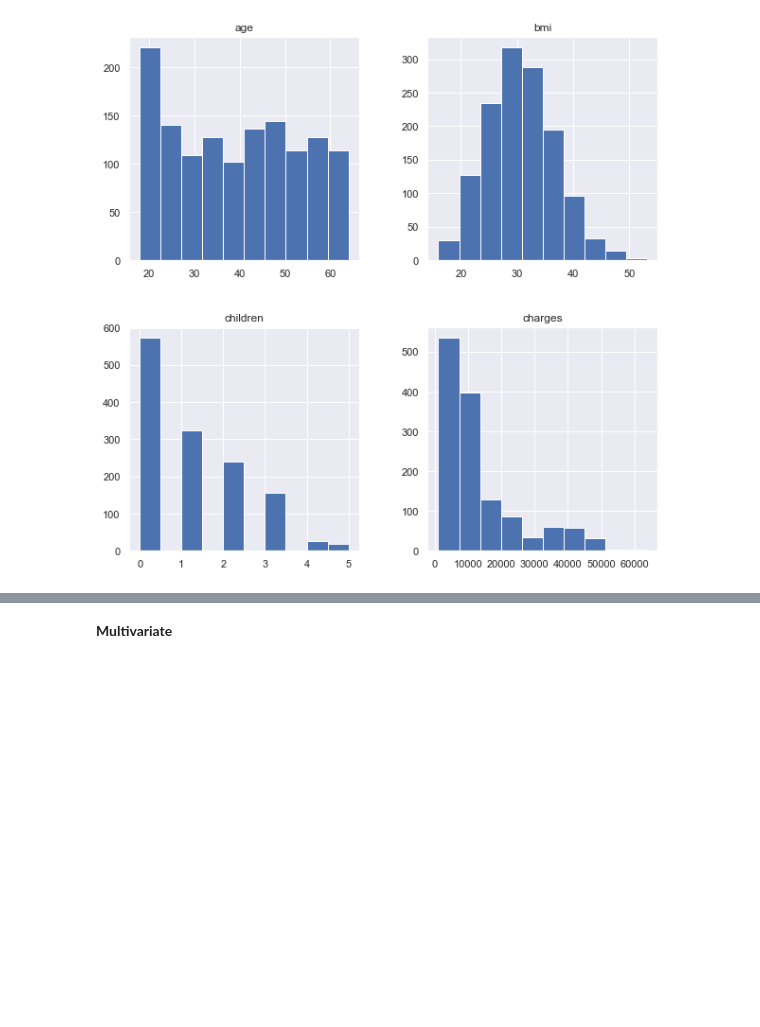
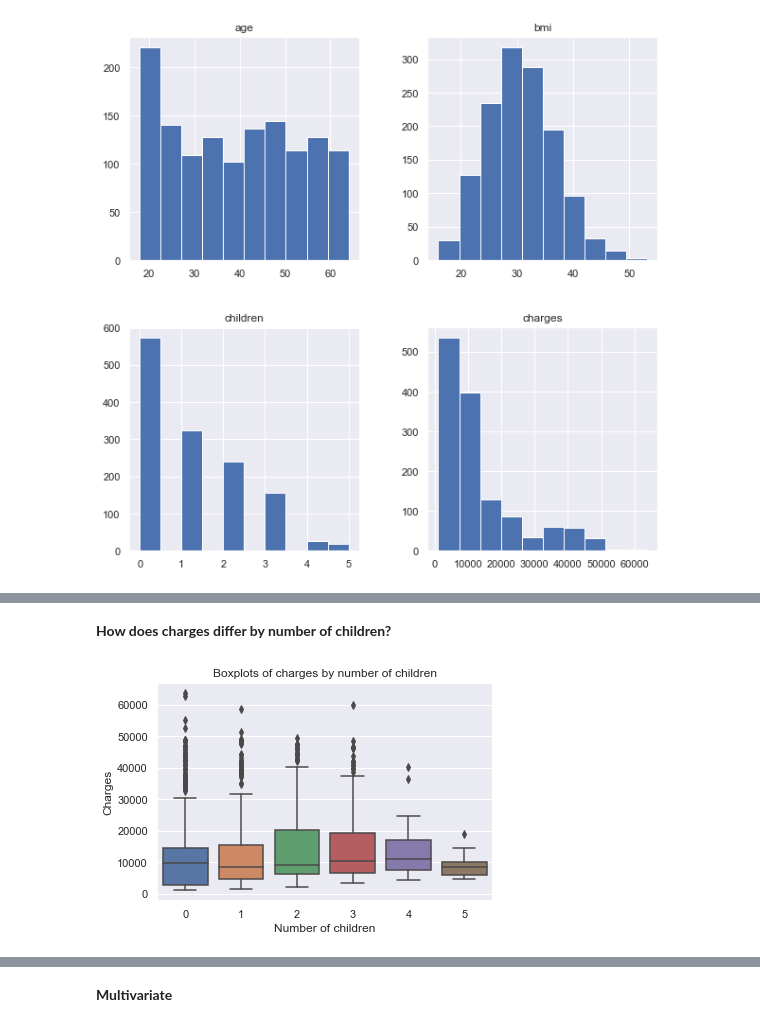
Before and after one commit to BuhariS/insurance_claim_prediction, a Jupyter notebook: insurance_claim.ipynb, the cells around one changed output, grey strips where cells are left out. Cells and saved outputs as stored; diff of their text form; code cells hidden in the pictures; blank space fills up the shorter version.

```diff
--- a/insurance_claim.ipynb
+++ b/insurance_claim.ipynb
@@ -425,7 +311,0 @@ plt.show()
-# %%
-insurance_df['child_category'] = insurance_df['children'].apply(lambda x: 'at_most_1' if x < 2 else 'more_than_1')
-insurance_df['child_category'] = insurance_df['child_category'].astype('category')
-# %%
-insurance_df['sex'] = insurance_df['sex'].astype('category')
-insurance_df['smoker'] = insurance_df['smoker'].astype('category')
-insurance_df['region'] = insurance_df['region'].astype('category')
@@ -450,2 +311,0 @@ categorical_df
-# %%
-insurance_df.drop("child_category", axis='columns', inplace=True)
@@ -678,0 +391,15 @@ plot_multiple_bar_charts(categorical_df)
+# %% [markdown]
+**How does charges differ by number of children?**
+# %%
+# Plotting multiple boxplots
+sns.boxplot(x='children', y='charges', data=insurance_df)
+
+# Adding labels and title
+plt.xlabel('Number of children')
+plt.ylabel('Charges')
+plt.title('Boxplots of charges by number of children')
+
+# Show the plot
+plt.show()
+# %% [output]
+[figure, added]
```
Also changed, not shown: parts of 65 cells of this notebook.
